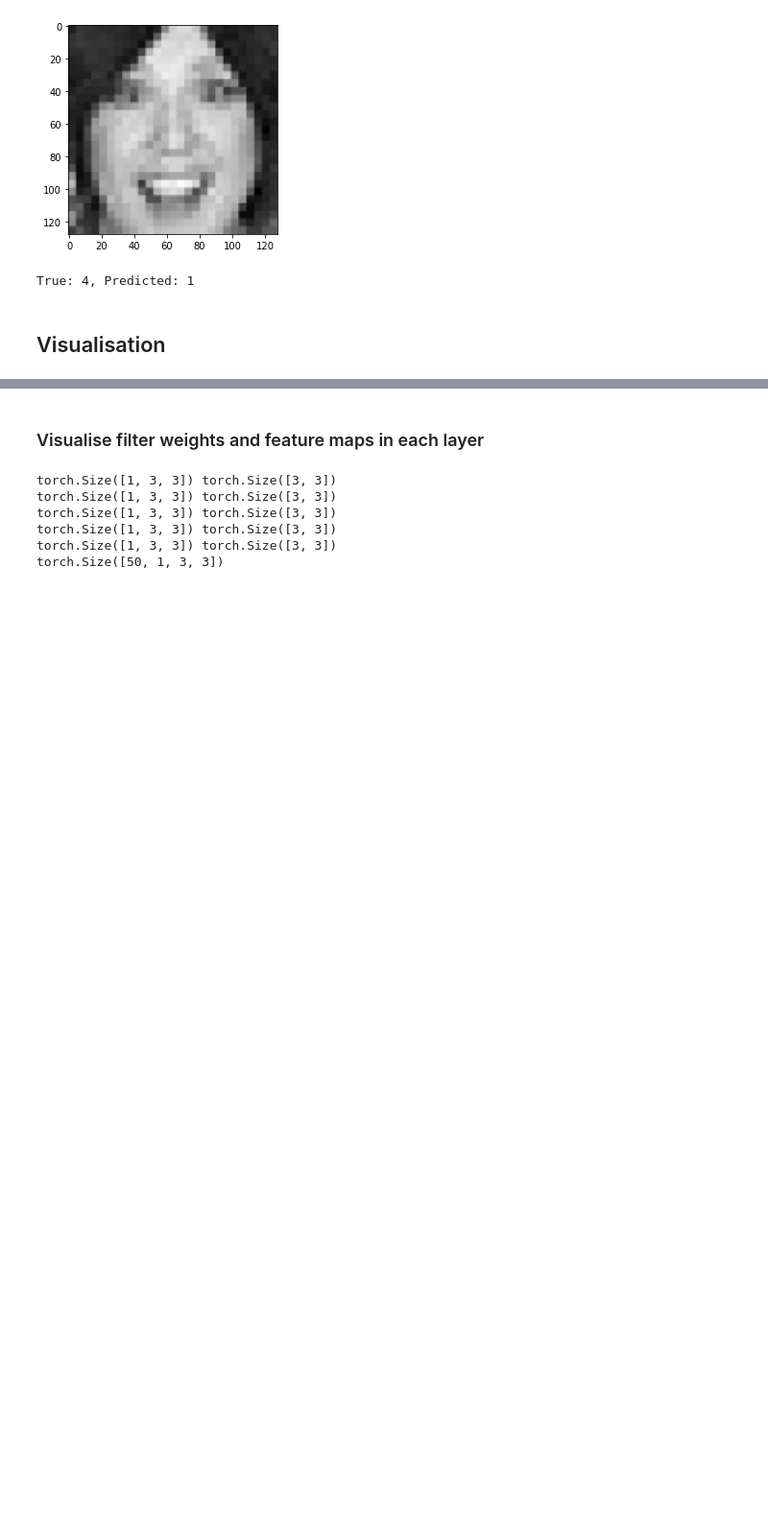
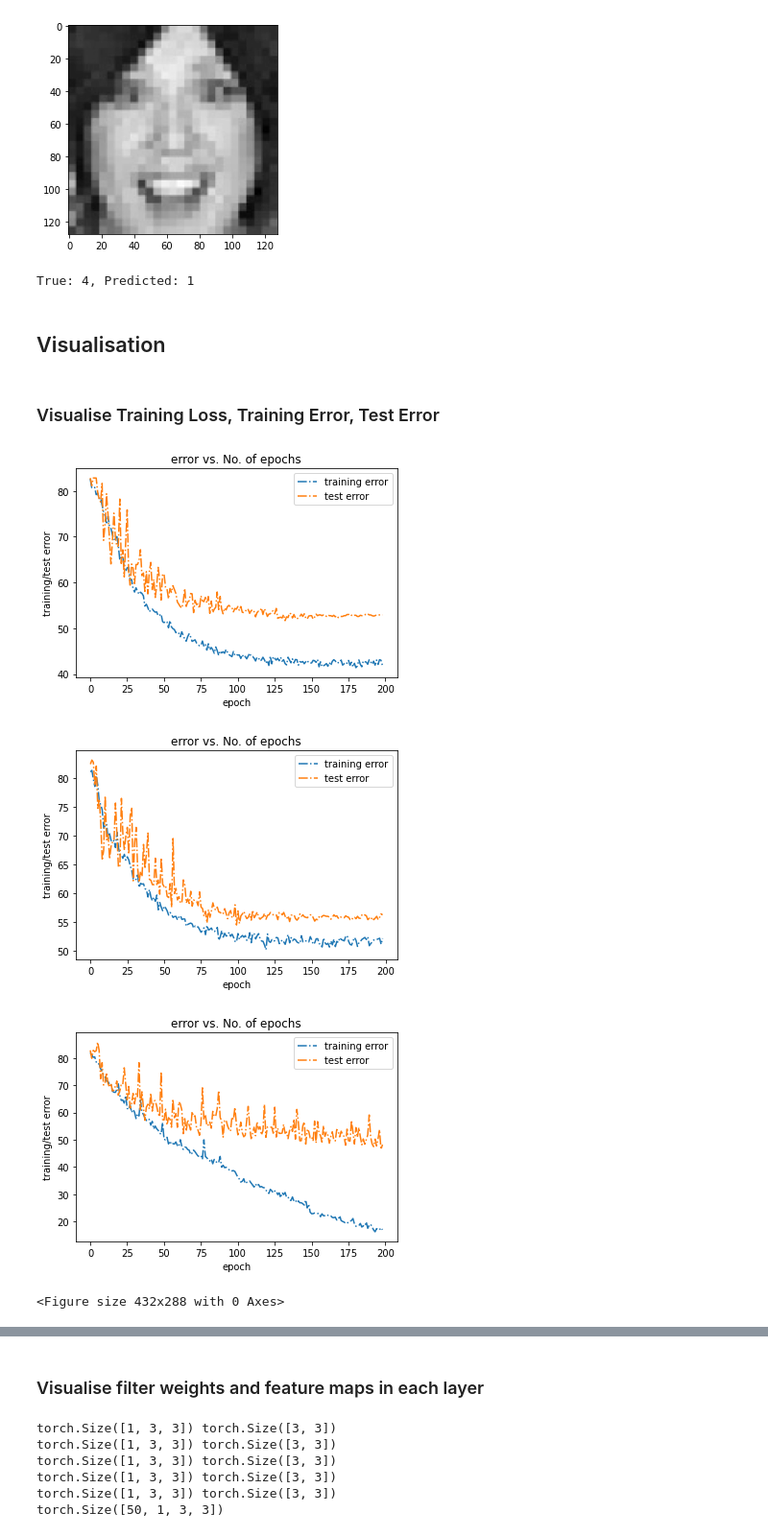
Before and after one commit to wenhaohaoo/cs5242-project, a Jupyter notebook: Lenet5 - Emotion.ipynb, the cells around one changed output, grey strips where cells are left out. Shown at 96% size. Cells and saved outputs as stored; diff of their text form; code cells hidden in the pictures; blank space fills up the shorter version.

```diff
--- a/Lenet5 - Emotion.ipynb
+++ b/Lenet5 - Emotion.ipynb
@@ -850,3 +614,49 @@ print(f"True: {gt}, Predicted: {probs.argmax()}")
 True: 4, Predicted: 1
 # %% [markdown]
 ## Visualisation
+# %% [markdown]
+### Visualise Training Loss, Training Error, Test Error
+# %%
+def extract(fn):
+    loss = []
+    error = []
+    test_error = []
+    with open(fn) as f:
+        lines = f.read().splitlines()
+    for line in lines:
+        if 'epoch=' in line:
+            loss.append(float(line.split('loss=')[1].split()[0]))
+            error.append(float(line.split('error=')[1].split()[0]))
+        elif "error rate on test set =" in line:
+            test_error.append(float(line.split("=")[1].split()[0]))
+
+    return loss, error, test_error
+# %%
+import matplotlib.pyplot as plt
+import os
+
+dir = 'trained_models/emotion'
+fns = [
+       'lenet5_128_rotate',
+       'lenet5_128_rotate_4x4',
+       'lenet5_128_rotate_4x4_reducedLR',
+]
+test_error_dict = {}
+
+for fn in fns:
+  loss, error, test_error =  extract(os.path.join(dir, f'{fn}.txt'))
+  test_error_dict.update({fn: test_error})
+
+  plt.plot(error, '-.', label='training error')
+  plt.plot(test_error, '-.', label='test error')
+  plt.xlabel('epoch')
+  plt.ylabel('training/test error')
+  plt.title('error vs. No. of epochs')
+  plt.legend()
+  plt.savefig(f"{fn}_train_test_error.jpg", dpi=300)
+  plt.figure().clear()
+# %% [output]
+[figure, added]
+[figure, added]
+[figure, added]
+<Figure size 432x288 with 0 Axes>
```
Also changed, not shown: parts of 18 cells of this notebook, 1 other file.
